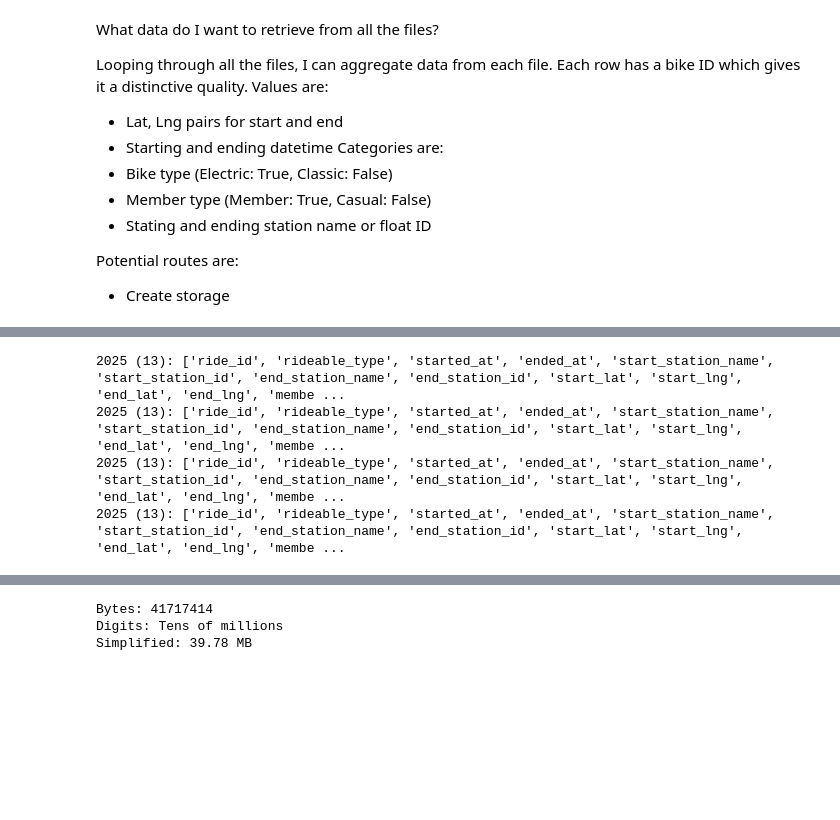
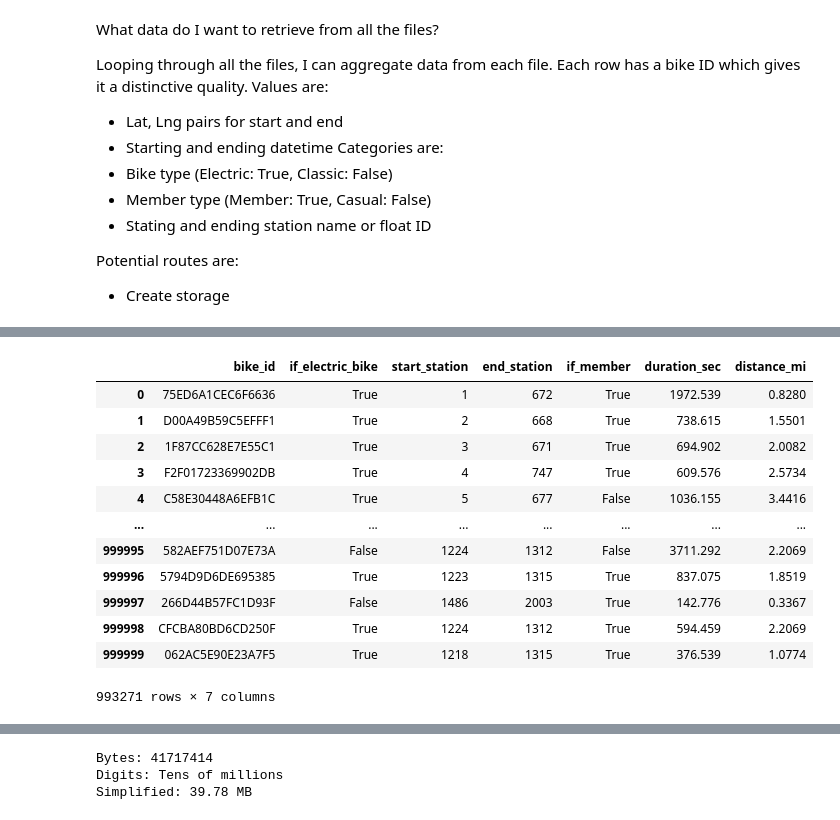
Before and after one commit to Neelka96/CitiBikes, a Jupyter notebook: explorer.ipynb, the cells around one changed output, grey strips where cells are left out. Cells and saved outputs as stored; diff of their text form; code cells hidden in the pictures; blank space fills up the shorter version.

```diff
--- a/explorer.ipynb
+++ b/explorer.ipynb
@@ -136,12 +128,7 @@ for col_set, year in zip(get_all_columns(dir_nyc, years), years):
 # %%
-years = [2016, 2023, 2024, 2025]
-for i in zip(get_all_columns(dir_jersey, years), years):
-    print(f'{year} ({len(col_set)}): {col_set}')
+# years = [2016, 2023, 2024, 2025]
+# for i in zip(get_all_columns(dir_jersey, years), years):
+#     print(f'{year} ({len(col_set)}): {col_set}')
-# %% [output]
-2025 (13): ['ride_id', 'rideable_type', 'started_at', 'ended_at', 'start_station_name', 'start_station_id', 'end_station_name', 'end_station_id', 'start_lat', 'start_lng', 'end_lat', 'end_lng', 'membe ...
-2025 (13): ['ride_id', 'rideable_type', 'started_at', 'ended_at', 'start_station_name', 'start_station_id', 'end_station_name', 'end_station_id', 'start_lat', 'start_lng', 'end_lat', 'end_lng', 'membe ...
-2025 (13): ['ride_id', 'rideable_type', 'started_at', 'ended_at', 'start_station_name', 'start_station_id', 'end_station_name', 'end_station_id', 'start_lat', 'start_lng', 'end_lat', 'end_lng', 'membe ...
-2025 (13): ['ride_id', 'rideable_type', 'started_at', 'ended_at', 'start_station_name', 'start_station_id', 'end_station_name', 'end_station_id', 'start_lat', 'start_lng', 'end_lat', 'end_lng', 'membe ...
 # %%
 df = csv_to_df(dir_nyc, 2014, 1)
 df2 = csv_to_df(dir_nyc, 2024, 1)
@@ -284,2 +300,18 @@ class Features:
 # %%
 feats = Features(df2)
+# %%
+feats.main_df
+# %% [output]
+|  | bike_id | if_electric_bike | start_station | end_station | if_member | duration_sec | distance_mi |
+| 0 | 75ED6A1CEC6F6636 | True | 1 | 672 | True | 1972.539 | 0.8280 |
+| 1 | D00A49B59C5EFFF1 | True | 2 | 668 | True | 738.615 | 1.5501 |
+| 2 | 1F87CC628E7E55C1 | True | 3 | 671 | True | 694.902 | 2.0082 |
+| 3 | F2F01723369902DB | True | 4 | 747 | True | 609.576 | 2.5734 |
+| 4 | C58E30448A6EFB1C | True | 5 | 677 | False | 1036.155 | 3.4416 |
+| ... | ... | ... | ... | ... | ... | ... | ... |
+| 999995 | 582AEF751D07E73A | False | 1224 | 1312 | False | 3711.292 | 2.2069 |
+| 999996 | 5794D9D6DE695385 | True | 1223 | 1315 | True | 837.075 | 1.8519 |
+| 999997 | 266D44B57FC1D93F | False | 1486 | 2003 | True | 142.776 | 0.3367 |
+| 999998 | CFCBA80BD6CD250F | True | 1224 | 1312 | True | 594.459 | 2.2069 |
+| 999999 | 062AC5E90E23A7F5 | True | 1218 | 1315 | True | 376.539 | 1.0774 |
+993271 rows × 7 columns
```
Also changed, not shown: parts of 7 cells of this notebook.
